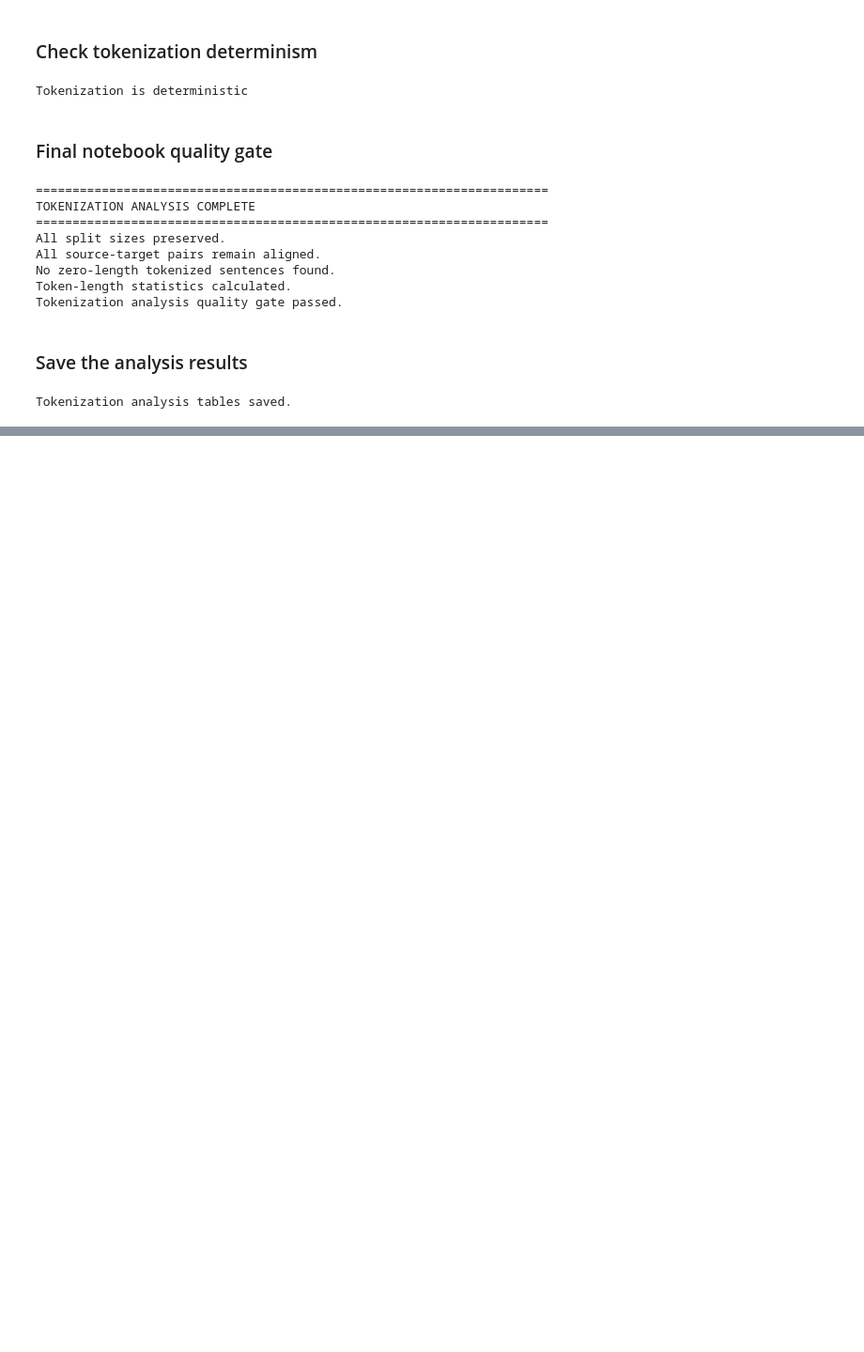
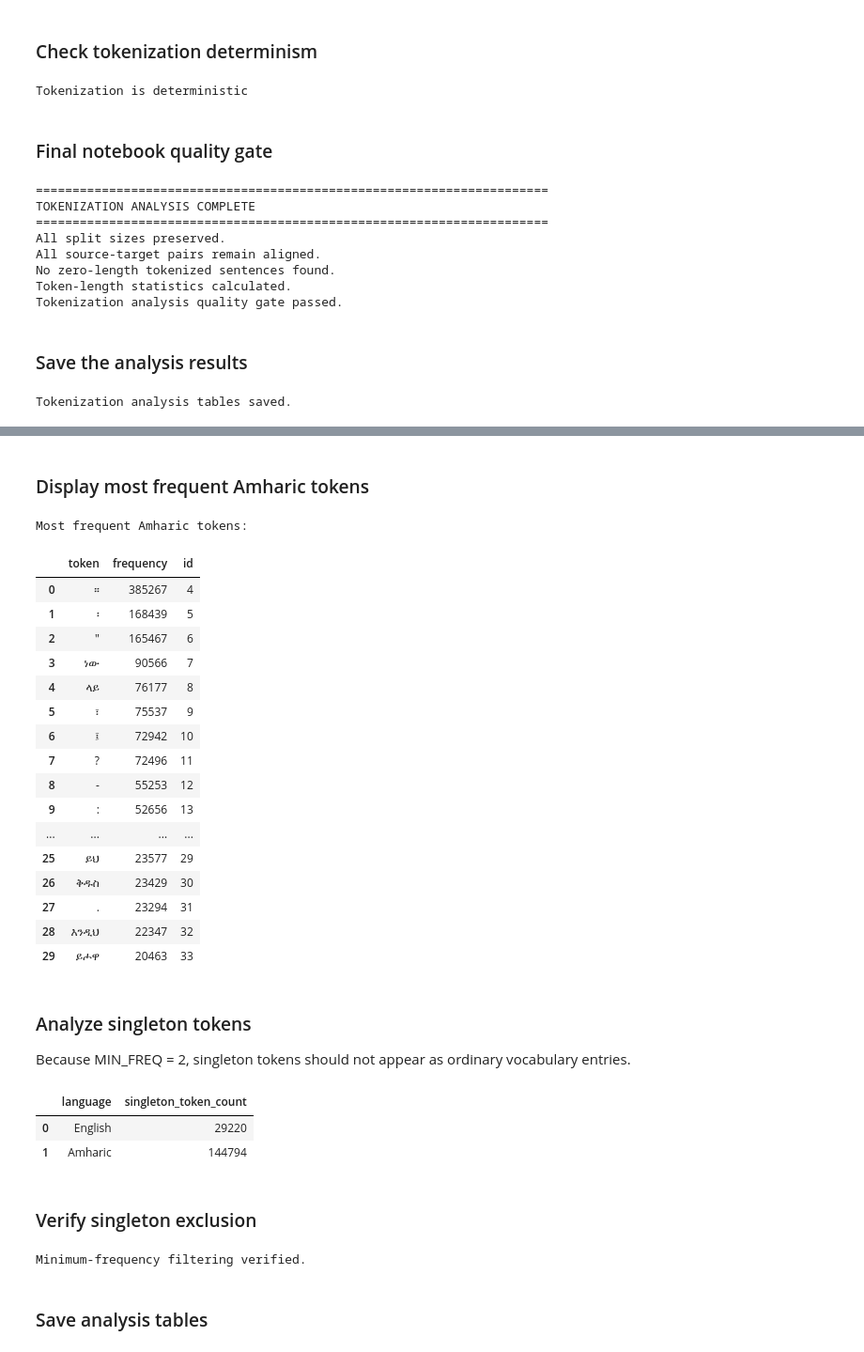
Before and after one commit to 21Oli/neural-machine-translation, a Jupyter notebook: notebooks/02_preprocessing_analysis.ipynb, the cells around one changed output, grey strips where cells are left out. Shown at 94% size. Saved outputs shown, nothing was run; the diff lists cells and outputs as text; code cells hidden in the pictures; blank space fills up the shorter version.

```diff
--- a/notebooks/02_preprocessing_analysis.ipynb
+++ b/notebooks/02_preprocessing_analysis.ipynb
@@ -1936,0 +2601,69 @@ Tokenization analysis tables saved.
+# %% [markdown]
+### Display most frequent Amharic tokens
+# %%
+print("Most frequent Amharic tokens:")
+display(most_frequent_tokens(am_vocab))
+# %% [output]
+Most frequent Amharic tokens:
+|  | token | frequency | id |
+| 0 | ። | 385267 | 4 |
+| 1 | ፡ | 168439 | 5 |
+| 2 | " | 165467 | 6 |
+| 3 | ነው | 90566 | 7 |
+| 4 | ላይ | 76177 | 8 |
+| 5 | ፣ | 75537 | 9 |
+| 6 | ፤ | 72942 | 10 |
+| 7 | ? | 72496 | 11 |
+| 8 | - | 55253 | 12 |
+| 9 | : | 52656 | 13 |
+| ... | ... | ... | ... |
+| 25 | ይህ | 23577 | 29 |
+| 26 | ቅዱስ | 23429 | 30 |
+| 27 | . | 23294 | 31 |
+| 28 | እንዲህ | 22347 | 32 |
+| 29 | ይሖዋ | 20463 | 33 |
+# %% [markdown]
+### Analyze singleton tokens
+Because MIN_FREQ = 2, singleton tokens should not appear as ordinary vocabulary entries.
+# %%
+english_singletons = sum(
+    frequency == 1
+    for frequency in en_vocab.token_counts.values()
+)
+
+amharic_singletons = sum(
+    frequency == 1
+    for frequency in am_vocab.token_counts.values()
+)
+
+singleton_analysis = pd.DataFrame(
+    {
+        "language": ["English", "Amharic"],
+        "singleton_token_count": [
+            english_singletons,
+            amharic_singletons,
+        ],
+    }
+)
+
+singleton_analysis
+# %% [output]
+|  | language | singleton_token_count |
+| 0 | English | 29220 |
+| 1 | Amharic | 144794 |
+# %% [markdown]
+### Verify singleton exclusion
+# %%
+for token, frequency in en_vocab.token_counts.items():
+    if frequency < MIN_FREQ:
+        assert token not in en_vocab.stoi
+
+for token, frequency in am_vocab.token_counts.items():
+    if frequency < MIN_FREQ:
+        assert token not in am_vocab.stoi
+
+print("Minimum-frequency filtering verified.")
+# %% [output]
+Minimum-frequency filtering verified.
+# %% [markdown]
+### Save analysis tables
```
Also changed, not shown: parts of 64 cells of this notebook, 1 other file.
